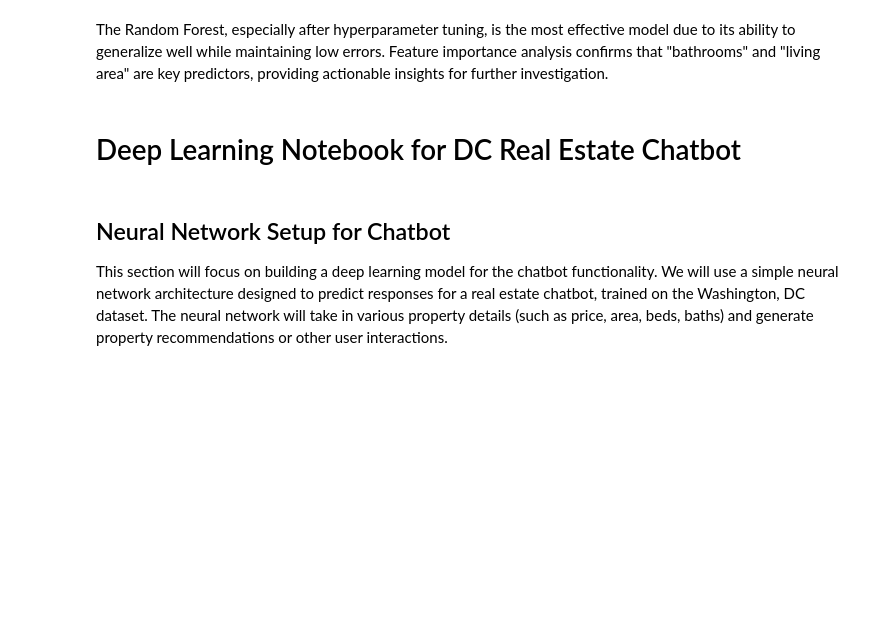
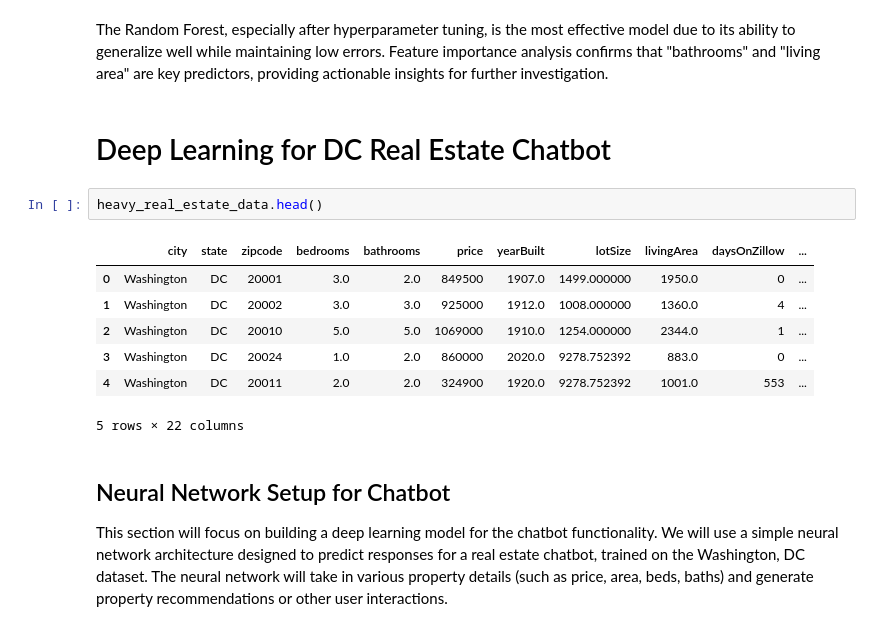
Before and after one commit to quadrillionaiire/AI-Chatbot-for-Real-Estate, a Jupyter notebook: notebooks/heavyml.ipynb, the cells around one changed output. Cells and saved outputs as stored; diff of their text form; blank space fills up the shorter version.

```diff
--- a/notebooks/heavyml.ipynb
+++ b/notebooks/heavyml.ipynb
@@ -418,7 +418,17 @@ plt.show()
 # %% [markdown]
 The Random Forest, especially after hyperparameter tuning, is the most effective model due to its ability to generalize well while maintaining low errors. Feature importance analysis confirms that "bathrooms" and "living area" are key predictors, providing actionable insights for further investigation.
 # %% [markdown]
-#  Deep Learning Notebook for DC Real Estate Chatbot
+#  Deep Learning for DC Real Estate Chatbot
+# %%
+heavy_real_estate_data.head()
+# %% [output]
+|  | city | state | zipcode | bedrooms | bathrooms | price | yearBuilt | lotSize | livingArea | daysOnZillow | ... |
+| 0 | Washington | DC | 20001 | 3.0 | 2.0 | 849500 | 1907.0 | 1499.000000 | 1950.0 | 0 | ... |
+| 1 | Washington | DC | 20002 | 3.0 | 3.0 | 925000 | 1912.0 | 1008.000000 | 1360.0 | 4 | ... |
+| 2 | Washington | DC | 20010 | 5.0 | 5.0 | 1069000 | 1910.0 | 1254.000000 | 2344.0 | 1 | ... |
+| 3 | Washington | DC | 20024 | 1.0 | 2.0 | 860000 | 2020.0 | 9278.752392 | 883.0 | 0 | ... |
+| 4 | Washington | DC | 20011 | 2.0 | 2.0 | 324900 | 1920.0 | 9278.752392 | 1001.0 | 553 | ... |
+5 rows × 22 columns
 # %% [markdown]
 ## Neural Network Setup for Chatbot
 
```
Also changed, not shown: parts of 1 cell of this notebook, 1 other file.
